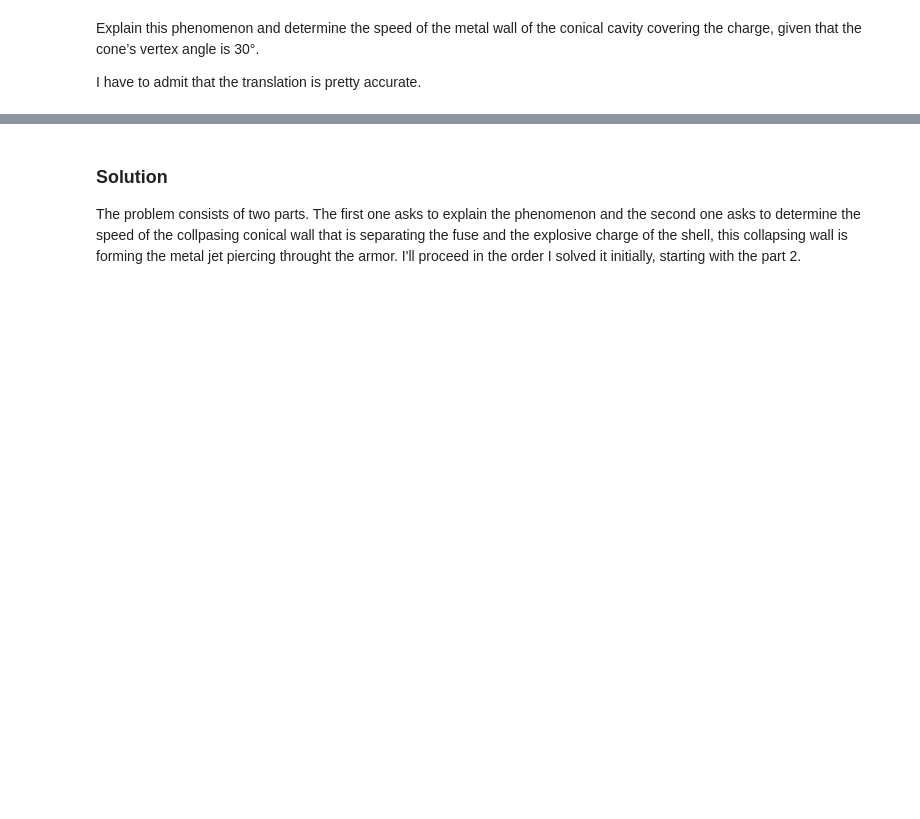
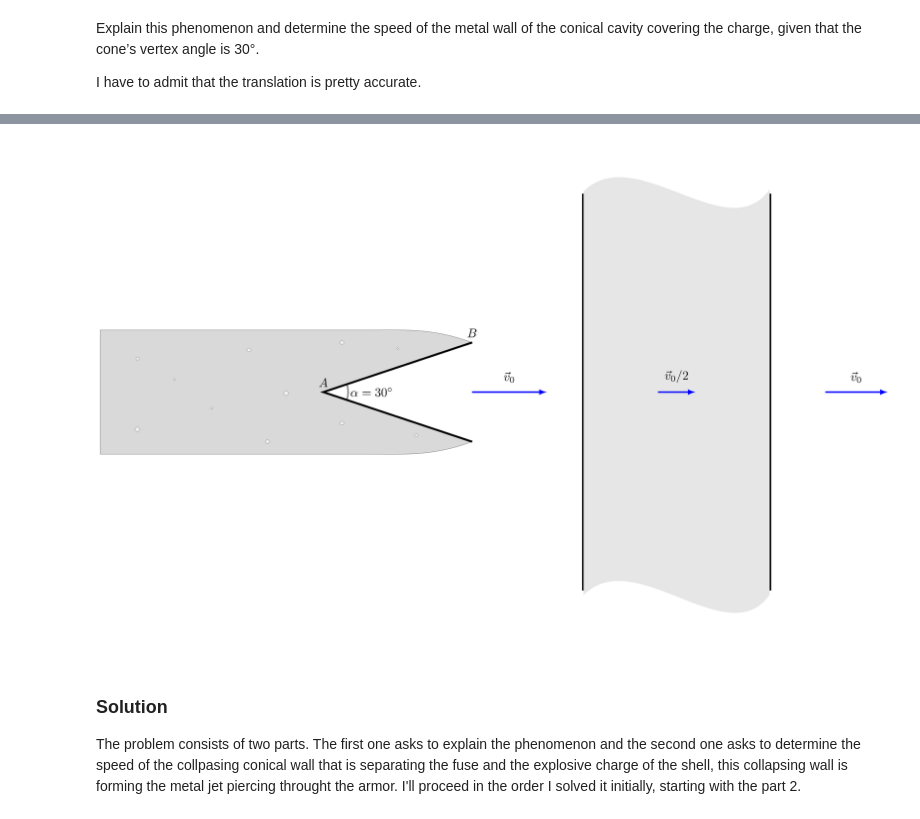
Before and after one commit to guziy/PyNotebooks, a Jupyter notebook: guziy.blogspot.com/cumulative-anti-tank-shell.ipynb, the cells around one changed output, grey strips where cells are left out. Cells and saved outputs as stored; diff of their text form; code cells hidden in the pictures; blank space fills up the shorter version.

```diff
--- a/guziy.blogspot.com/cumulative-anti-tank-shell.ipynb
+++ b/guziy.blogspot.com/cumulative-anti-tank-shell.ipynb
@@ -22,3 +16,8 @@ display(svg)
+# %%
+from IPython.display import Image
+Image(filename="cumulative-shell-page1.png", width="70%")
+# %% [output]
+[figure, added]
 # %% [markdown]
 
 ### Solution
```
Also changed, not shown: parts of 7 cells of this notebook, 8 other files.
